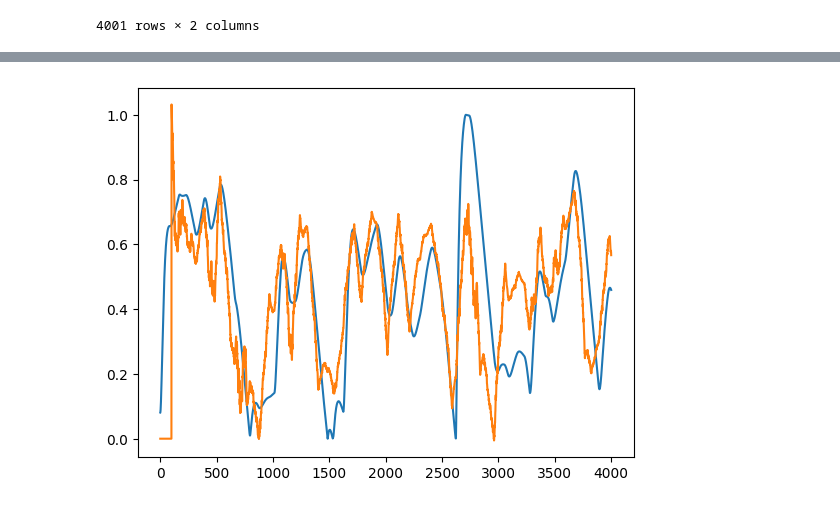
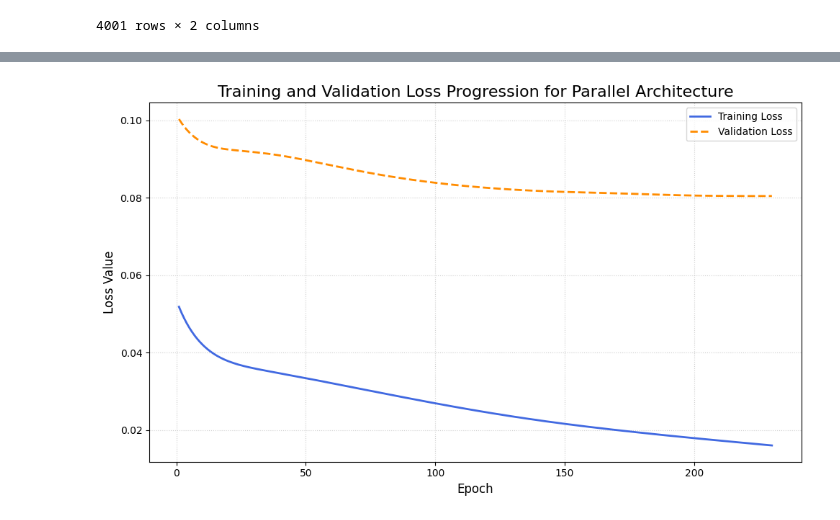
Before and after one commit to ilmarcopardo/NARX, a Jupyter notebook: narx.ipynb, the cells around one changed output, grey strips where cells are left out. Drawn from its saved outputs; the diff is of its cells as text; code cells hidden in the pictures.

Commit message:
basic training modes implemented

```diff
--- a/narx.ipynb
+++ b/narx.ipynb
@@ -44,2 +48,26 @@ print(position_tensor.shape)
 torch.Size([1, 4001, 1])
 torch.Size([1, 4001, 1])
+# %%
+# train, validation, test
+train_prop = 0.6
+valid_prop = 0.2
+
+sequence_length = current_tensor.shape[1]
+n_train = int(train_prop * sequence_length)
+n_val = int(valid_prop * sequence_length)
+n_test = sequence_length - n_train - n_val
+
+split1 = n_train
+split2 = n_train + n_val
+
+# Training Set
+train_current = current_tensor[:, :split1, :]
+train_position = position_tensor[:, :split1, :]
+
+# Validation Set
+valid_current = current_tensor[:, split1:split2, :]
+valid_position = position_tensor[:, split1:split2, :]
+
+# Test Set
+test_current = current_tensor[:, split2:, :]
+test_position = position_tensor[:, split2:, :]
@@ -83,6 +137,19 @@ BCE loss: 0.03452634811401367
-# %%
-plt.plot(position_scaled_numpy)
-plt.plot(y_pred.squeeze().detach().numpy())
-plt.show()
-# %% [output]
-[figure, removed]
+# %%
+num_epochs = len(train_loss_history)
+epoch_axis = range(1, num_epochs + 1)
+
+plt.figure(figsize=(10, 6))
+
+plt.plot(epoch_axis, train_loss_history, label='Training Loss', color='royalblue', linewidth=2)
+plt.plot(epoch_axis, valid_loss_history, label='Validation Loss', color='darkorange', linestyle='--', linewidth=2)
+
+plt.title('Training and Validation Loss Progression for Parallel Architecture', fontsize=16)
+plt.xlabel('Epoch', fontsize=12)
+plt.ylabel('Loss Value', fontsize=12)
+plt.legend(fontsize=10)
+plt.grid(True, linestyle=':', alpha=0.6)
+
+plt.tight_layout()
+plt.show()
+# %% [output]
+[figure, added]
```
Also changed, not shown: parts of 10 cells of this notebook, 1 other file.
